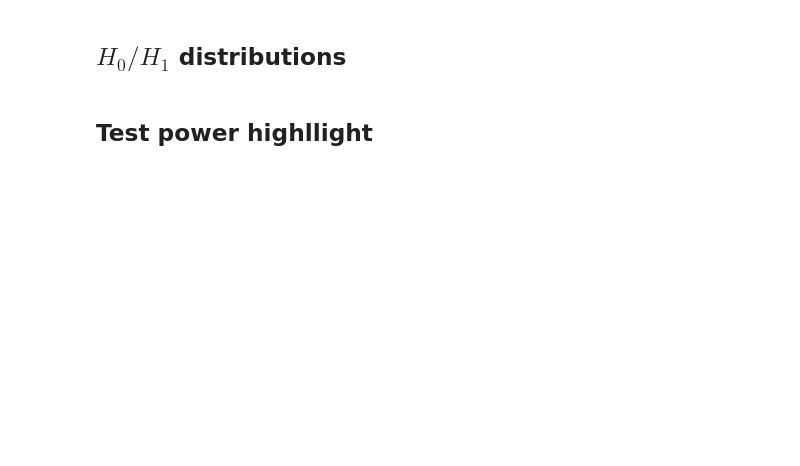
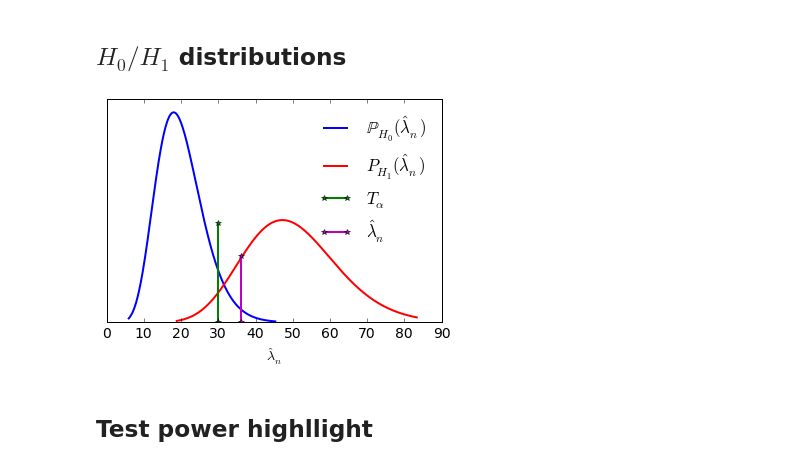
Before and after one commit to wittawatj/interpretable-test, a Jupyter notebook: ipynb/gen_figures.ipynb, the cells around one changed output. Drawn from its saved outputs; the diff is of its cells as text; code cells hidden in the pictures; blank space fills up the shorter version.

```diff
--- a/ipynb/gen_figures.ipynb
+++ b/ipynb/gen_figures.ipynb
@@ -58,38 +80,40 @@ alpha = 0.07
 h0_xmin = stats.chi2.ppf(0.001, J)
 h0_xmax = stats.chi2.ppf(0.999, J)
 domain = np.linspace(h0_xmin, h0_xmax, 400)
 plt.plot(domain, stats.chi2.pdf(domain, J), 'b-', label='$\mathbb{P}_{H_0}(\hat{\lambda}_n)$')
 
 
 # plot H1 distribution. Say a noncentral Chi2
 # noncentrality parameter
 nc = 30
 
 h1_dom = np.linspace(stats.ncx2.ppf(0.001, J, nc), stats.ncx2.ppf(0.99, J, nc), 200)
-#plt.plot(h1_dom, stats.ncx2.pdf(h1_dom, J, nc), 'r-', label='$P_{H_1}(\hat{\lambda}_n)$')
+plt.plot(h1_dom, stats.ncx2.pdf(h1_dom, J, nc), 'r-', label='$P_{H_1}(\hat{\lambda}_n)$')
 
 # rejection threshold
 thresh = stats.chi2.isf(alpha, J)
 plt.plot([thresh, thresh], [0, stats.chi2.pdf(J, J)/2], '*g-', label='$T_\\alpha$', linewidth=2)
 
 # actual test statistic
 stat = 36
 plt.plot([stat, stat], [0, stats.chi2.pdf(J, J)/3],
          '*m-', label='$\hat{\lambda}_n$', linewidth=2)
 
 # p-value
 pval_x = np.linspace(stat, h0_xmax, 400)
 pval_y = stats.chi2.pdf(pval_x, J)
-plt.fill_between(pval_x, np.zeros(len(pval_x)), pval_y, color='gray', alpha='0.5', label='a')
+#plt.fill_between(pval_x, np.zeros(len(pval_x)), pval_y, color='gray', alpha='0.5', label='a')
 
 p1 = plt.Rectangle((0, 0), 1, 1, fc='gray')
-shade_leg = plt.legend([p1], ['p-val.'], loc='upper right',
-                       bbox_to_anchor=(0.96, 0.53), frameon=False)
-plt.gca().add_artist(shade_leg)
+#shade_leg = plt.legend([p1], ['p-val.'], loc='upper right',
+#                       bbox_to_anchor=(0.96, 0.53), frameon=False)
+#plt.gca().add_artist(shade_leg)
 plt.legend(loc='best', frameon=False)
 plt.gca().get_yaxis().set_visible(False)
 plt.xlabel('$\hat{\lambda}_n$')
 plt.savefig('h0_demo.pdf')
+# %% [output]
+[figure, added]
 # %% [markdown]
 ## Test power highllight
 # %%
```
Also changed, not shown: parts of 11 cells of this notebook, 1 other file.
